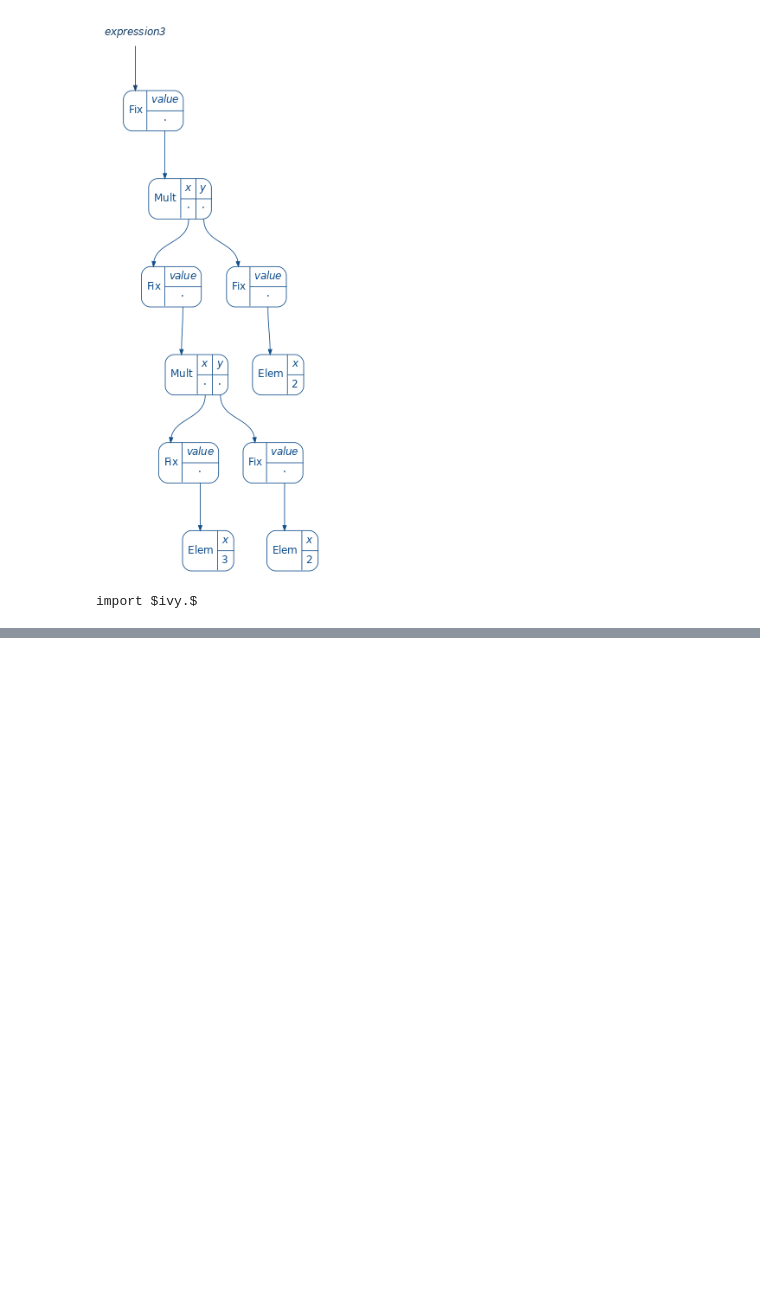
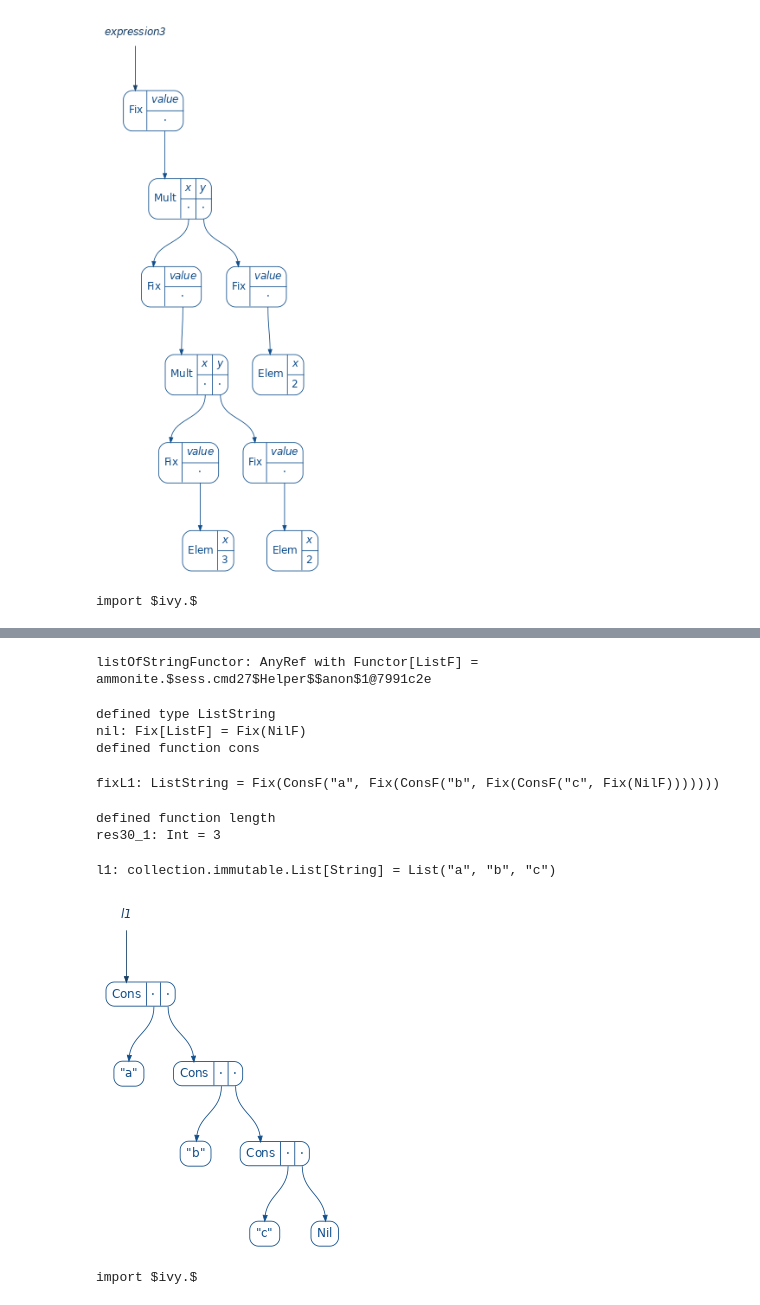
Before and after one commit to spartanmayo/recursionschemes-1, a Jupyter notebook: TalkNotebook.ipynb, the cells around one changed output, grey strips where cells are left out. Saved outputs shown, nothing was run; the diff lists cells and outputs as text; code cells hidden in the pictures; blank space fills up the shorter version.

Commit message:
Lists and folds added to talk

```diff
--- a/TalkNotebook.ipynb
+++ b/TalkNotebook.ipynb
@@ -236,0 +245,49 @@ import $ivy.$
+# %%
+val listOfStringFunctor = new Functor[ListF] {
+ override def map[A, B](f: A => B): ListF[A] => ListF[B] = {
+     case NilF => NilF
+     case ConsF(h, t) => ConsF(h, f(t))
+ }
+}
+# %% [output]
+listOfStringFunctor: AnyRef with Functor[ListF] = ammonite.$sess.cmd27$Helper$$anon$1@7991c2e
+# %%
+type ListString = Fix[ListF]
+val nil = Fix[ListF](NilF)
+def cons : (String, ListString) => ListString = (h, t) =>  Fix[ListF](ConsF(h, t))
+# %% [output]
+defined type ListString
+nil: Fix[ListF] = Fix(NilF)
+defined function cons
+# %%
+val fixL1 = cons("a", cons("b", cons("c", nil)))
+# %% [output]
+fixL1: ListString = Fix(ConsF("a", Fix(ConsF("b", Fix(ConsF("c", Fix(NilF)))))))
+# %%
+def length: ListF[Int] => Int = {
+    case NilF => 0
+    case ConsF(h, t) => t + 1
+}
+
+cata(length)(listOfStringFunctor)(fixL1)
+# %% [output]
+defined function length
+res30_1: Int = 3
+# %%
+val l1 = List("a", "b", "c")
+# %% [output]
+l1: collection.immutable.List[String] = List("a", "b", "c")
+# %%
+import $ivy.`io.github.stanch::reftree:1.3.0`
+
+{{
+  import reftree.render._, reftree.diagram._
+  import reftree.contrib.SimplifiedInstances.string
+  val renderer = Renderer(renderingOptions = RenderingOptions(density = 60))
+
+  renderer.render("example7", Diagram.sourceCodeCaption(l1))
+}}
+Image.fromFile("example7.png")
+# %% [output]
+[figure, added]
+import $ivy.$
```
Also changed, not shown: parts of 12 cells of this notebook, 6 other files.
